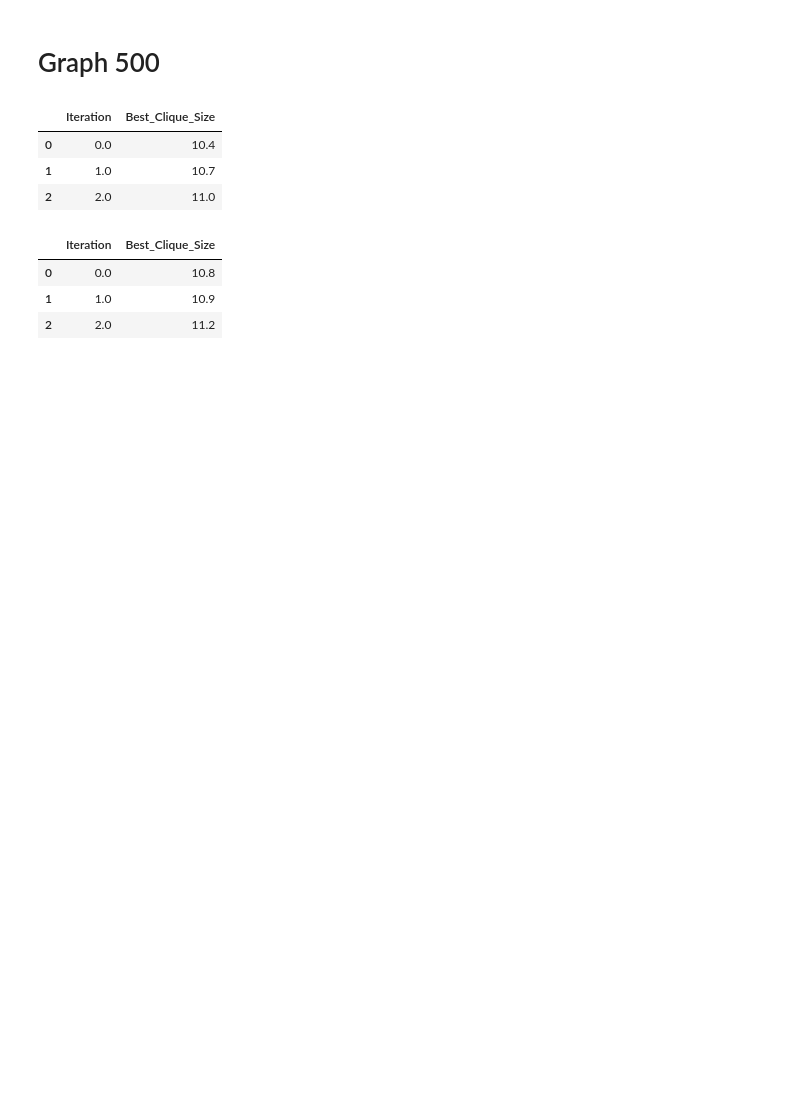
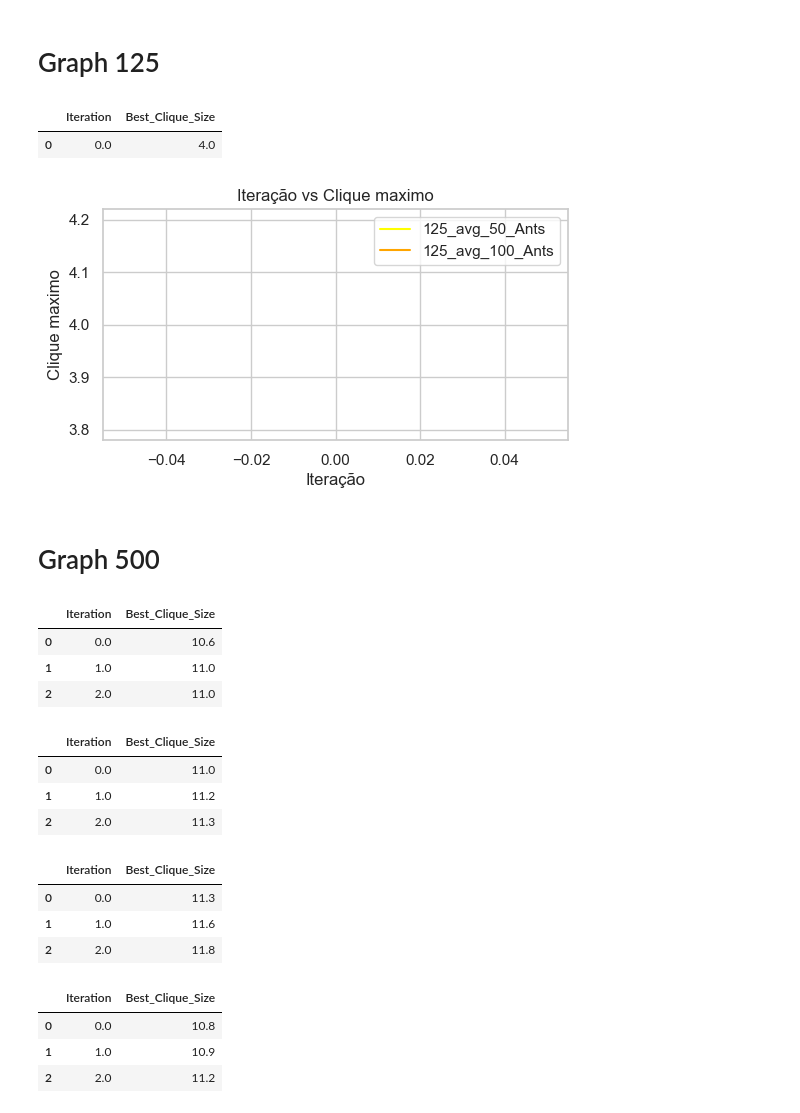
Before and after one commit to DiegoHMM/AntColonyOptimization, a Jupyter notebook: result_analisys.py.ipynb, the cells around one changed output. Saved outputs shown, nothing was run; the diff lists cells and outputs as text; code cells hidden in the pictures; blank space fills up the shorter version.

```diff
--- a/result_analisys.py.ipynb
+++ b/result_analisys.py.ipynb
@@ -5,0 +8,2 @@ seeds = [57, 12, 89, 42, 76, 28, 63, 95, 51, 10]
+# %% [markdown]
+# Graph 125
@@ -6,3 +20,36 @@ seeds = [57, 12, 89, 42, 76, 28, 63, 95, 51, 10]
+# %%
+# Agrupando por índice e calculando a média
+#Desirability
+df_concat_50 = pd.concat(desirability_125_50)
+desirability_125_50_avg = df_concat_50.groupby(df_concat_50.index).mean()
+
+df_concat_100 = pd.concat(desirability_125_100)
+desirability_125_100_avg = df_concat_100.groupby(df_concat_100.index).mean()
+# %%
+desirability_125_50_avg.head()
+# %% [output]
+|  | Iteration | Best_Clique_Size |
+| 0 | 0.0 | 4.0 |
+# %%
+# Definindo um estilo para os gráficos
+sns.set(style='whitegrid')
+
+plt.figure(figsize=(6, 3))  # Define o tamanho do gráfico
+
+# Gera a linha para desirability_500_avg
+sns.lineplot(x=desirability_125_50_avg['Iteration'], y=desirability_125_50_avg['Best_Clique_Size'], color='yellow', label='125_avg_50_Ants')
+sns.lineplot(x=desirability_125_100_avg['Iteration'], y=desirability_125_100_avg['Best_Clique_Size'], color='orange', label='125_avg_100_Ants')
+
+# Gera a linha para out_desirability_500_avg
+#sns.lineplot(x=out_desirability_500_avg['Iteration'], y=out_desirability_500_avg['Best_Clique_Size'], color='blue', label='out_desirability_500_avg')
+
+plt.xlabel('Iteração')  # Define o rótulo do eixo x
+plt.ylabel('Clique maximo')  # Define o rótulo do eixo y
+plt.title(f'Iteração vs Clique maximo')  # Define o título do gráfico
+plt.legend()  # Mostra a legenda
+plt.show()  # Mostra o gráfico
+# %% [output]
+[figure, added]
 # %% [markdown]
 # Graph 500
 # %%
@@ -23,12 +84,26 @@ desirability_500_avg = df_concat.groupby(df_concat.index).mean()
 df_concat = pd.concat(out_desirability_500)
 out_desirability_500_avg = df_concat.groupby(df_concat.index).mean()
 # %%
-desirability_500_avg.head(3)
+desirability_500_50_avg.head(3)
 # %% [output]
 |  | Iteration | Best_Clique_Size |
-| 0 | 0.0 | 10.4 |
-| 1 | 1.0 | 10.7 |
+| 0 | 0.0 | 10.6 |
+| 1 | 1.0 | 11.0 |
 | 2 | 2.0 | 11.0 |
+# %%
+desirability_500_100_avg.head(3)
+# %% [output]
+|  | Iteration | Best_Clique_Size |
+| 0 | 0.0 | 11.0 |
+| 1 | 1.0 | 11.2 |
+| 2 | 2.0 | 11.3 |
+# %%
+desirability_500_250_avg.head(3)
+# %% [output]
+|  | Iteration | Best_Clique_Size |
+| 0 | 0.0 | 11.3 |
+| 1 | 1.0 | 11.6 |
+| 2 | 2.0 | 11.8 |
 # %%
 out_desirability_500_avg.head(3)
 # %% [output]
```
Also changed, not shown: parts of 13 cells of this notebook, 59 other files.
